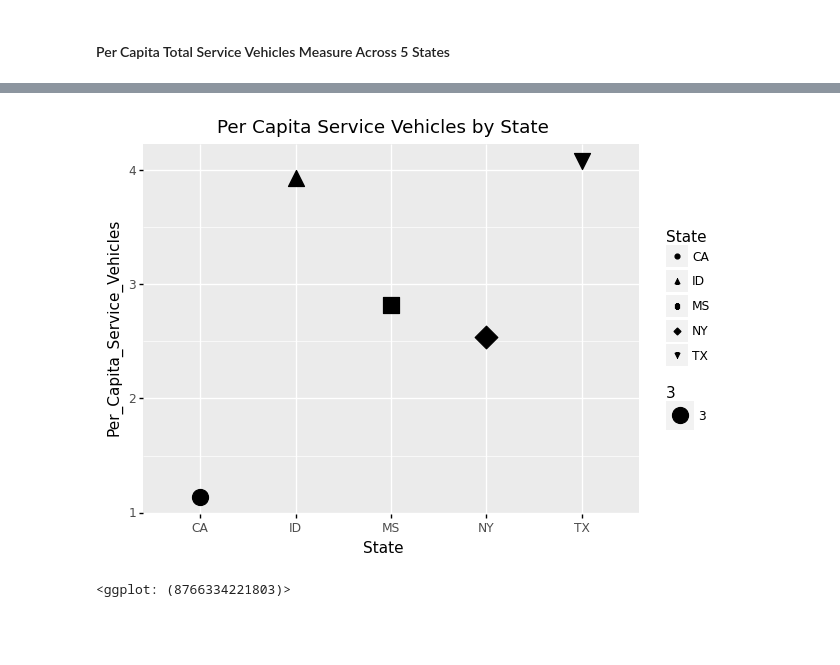
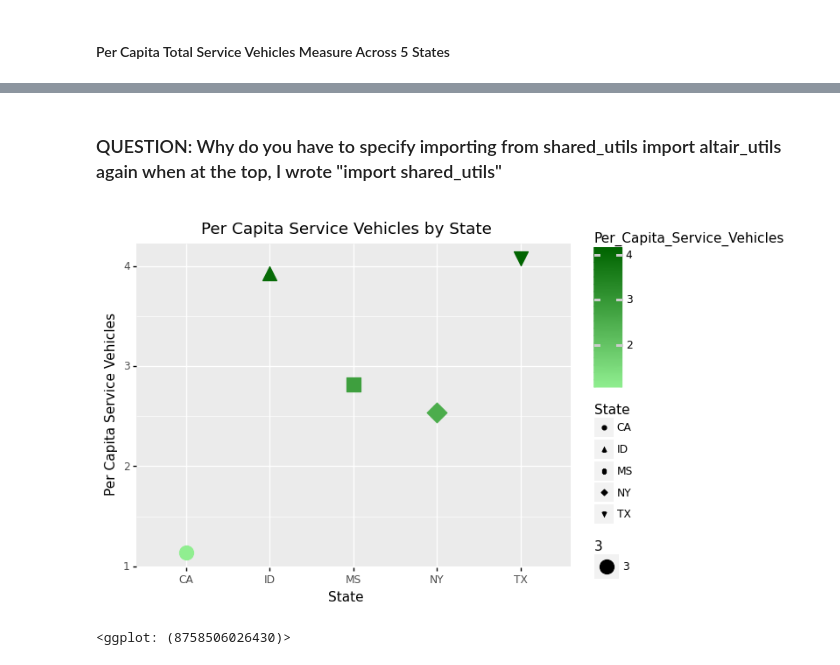
Before and after one commit to vevetron/data-analyses-test-lfs-wipe, a Jupyter notebook: Exercise2_AH.ipynb, the cells around one changed output, grey strips where cells are left out. Cells and saved outputs as stored; diff of their text form; code cells hidden in the pictures; blank space fills up the shorter version.

```diff
--- a/Exercise2_AH.ipynb
+++ b/Exercise2_AH.ipynb
@@ -216,7 +199,7 @@ merge1.head(2)
 # %%
 analysis = merge1.groupby(['State']).agg({'Agency':'count', 'Primary_UZA_Population': 'sum',
                                                  'Total_Service_Vehicles':'sum','City': 'count',
-                                         'Fare_Revenues_Earned': 'median'}).reset_index()
+                                         'Fare_Revenues_Earned': 'sum'}).reset_index()
 analysis.head()
 # %% [output]
 |  | State | Agency | Primary_UZA_Population | Total_Service_Vehicles | City | Fare_Revenues_Earned |
@@ -240,2 +253,4 @@ per_capita
+# %% [markdown]
+### QUESTION: Why do you have to specify importing from shared_utils import altair_utils  again when at the top, I wrote "import shared_utils"
 # %%
 from plotnine import *
@@ -242,6 +260,6 @@ from plotnine import *
 # %%
-(ggplot(per_capita, aes('State', 'Per_Capita_Service_Vehicles', shape='State', size=3))
- + geom_point()) + labs(title = "Per Capita Service Vehicles by State")
+(ggplot(per_capita, aes('State', 'Per_Capita_Service_Vehicles', shape='State', size=3, color= 'Per_Capita_Service_Vehicles'))
+ + geom_point()) + labs(title = "Per Capita Service Vehicles by State", y = "Per Capita Service Vehicles", x = "State") + scale_color_gradient(low="lightgreen",high="darkgreen")
 # %% [output]
-[figure, old version]
+[figure, new version]
-<ggplot: (8766334221803)>
+<ggplot: (8758506026430)>
```
Also changed, not shown: parts of 16 cells of this notebook.
